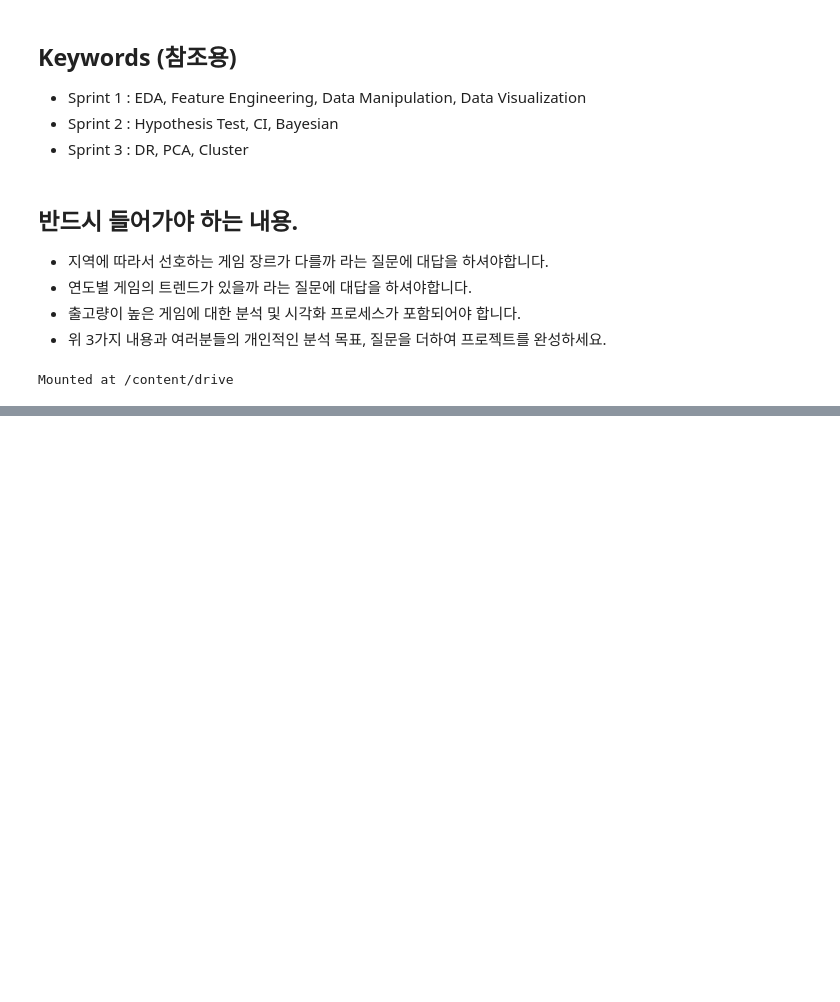
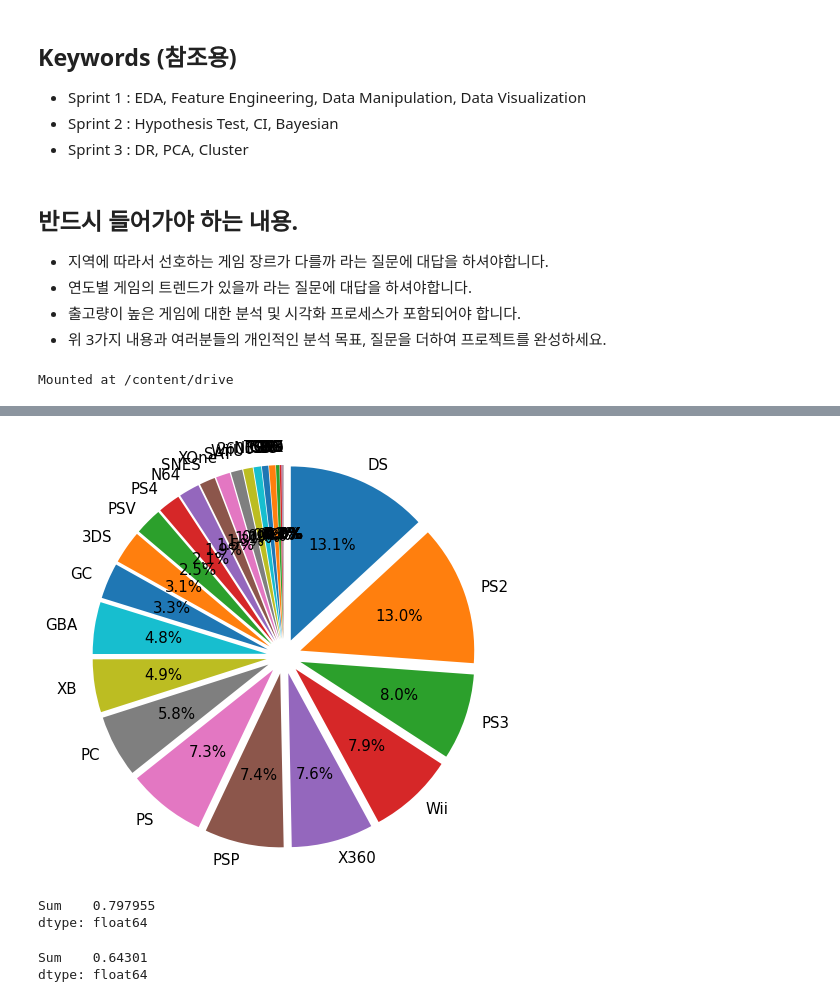
Before and after one commit to poten-jay/Note-cote-, a Jupyter notebook: S1-Week 4-Project.ipynb, the cells around one changed output, grey strips where cells are left out. Cells and saved outputs as stored; diff of their text form; code cells hidden in the pictures; blank space fills up the shorter version.

```diff
--- a/S1-Week 4-Project.ipynb
+++ b/S1-Week 4-Project.ipynb
@@ -100,22 +52,0 @@ See the caveats in the documentation: https://pandas.pydata.org/pandas-docs/stab
-# %%
-# Sales 데이터의 K 와 M 의 단위를 M 으로 맞춰줌
-
-df['NA_Sales'] = df['NA_Sales'].str.replace('K','/1000', regex=True)
-df['NA_Sales'] = df['NA_Sales'].str.replace('M','/1', regex=True)
-df['EU_Sales'] = df['EU_Sales'].str.replace('K','/1000', regex=True)
-df['EU_Sales'] = df['EU_Sales'].str.replace('M','/1', regex=True)
-df['JP_Sales'] = df['JP_Sales'].str.replace('K','/1000', regex=True)
-df['JP_Sales'] = df['JP_Sales'].str.replace('M','/1', regex=True)
-
-def divid(obj):
-    try:
-        num1 = float(obj.split('/')[0])
-        num2 = float(obj.split('/')[1])
-        prod = num1/num2
-        return prod
-    except:
-        return float(obj)
-
-df['NA_Sales'] = df['NA_Sales'].apply(divid)
-df['EU_Sales'] = df['EU_Sales'].apply(divid)
-df['JP_Sales'] = df['JP_Sales'].apply(divid)
@@ -139,0 +220,8 @@ df.reset_index()   # 인덱스 번호 리셋
+# %%
+# 전체 판매량에 대한 플랫폼 점유율 (판매량 기준) 상위 10개
+platform_sales = df.groupby(['Platform']).sum()
+platform_sales.drop('Year' ,axis=1)   # Year 행 삭제
+plf1 = pd.DataFrame(platform_sales.sum(axis=1))   # 행들의 합 (axis=1) 후 df 화
+plf1.columns = ['Sum']    # 컬럼명 Sum 으로 변경
+plf1 = plf1.sort_values(by=['Sum'], axis=0, ascending=False)   # sum값 기준 내림차순 (ascending=False)
+plf1.head(10)
@@ -139,0 +241,26 @@ df.reset_index()   # 인덱스 번호 리셋
+# %%
+labels = plf1.index
+# %%
+# 플랫폼 별 비중
+explode = [0.1, 0.1, 0.1, 0.1, 0.1, 0.1, 0.1, 0.1, 0.1, 0.1, 0.1, 0.1, 0.1, 0.1, 0.1, 0.1, 0.1, 0.1, 0.1, 0.1, 0.1, 0.1, 0.1, 0.1, 0.1, 0.1, 0.1, 0.1, 0.1, 0.1, 0.1]
+plt.figure(figsize=(8,8)).set_facecolor('white')   # 그래프 크기 , 배경 색
+plt.rc('font', size=15)     # 폰트 사이즈
+plt.pie(np.array(plf1).ravel(), labels=labels, autopct='%.1f%%', startangle=90, counterclock=False, explode = explode);
+plt.show();
+# 상위 10개의 플랫폼이
+# %% [output]
+[figure, added]
+# %%
+# 상위 10개 플랫폼 차지 비중 : 79.8%
+plf_top10 = plf1[0:10].sum()/plf1.sum()
+plf_top10
+# %% [output]
+Sum    0.797955
+dtype: float64
+# %%
+# Nintendo DS, PS, Wii, Xbox 의  주요  플랫폼 차지 비중 : 64.3%
+plf_top7 = plf1[0:7].sum()/plf1.sum()
+plf_top7
+# %% [output]
+Sum    0.64301
+dtype: float64
```
Also changed, not shown: parts of 69 cells of this notebook.
